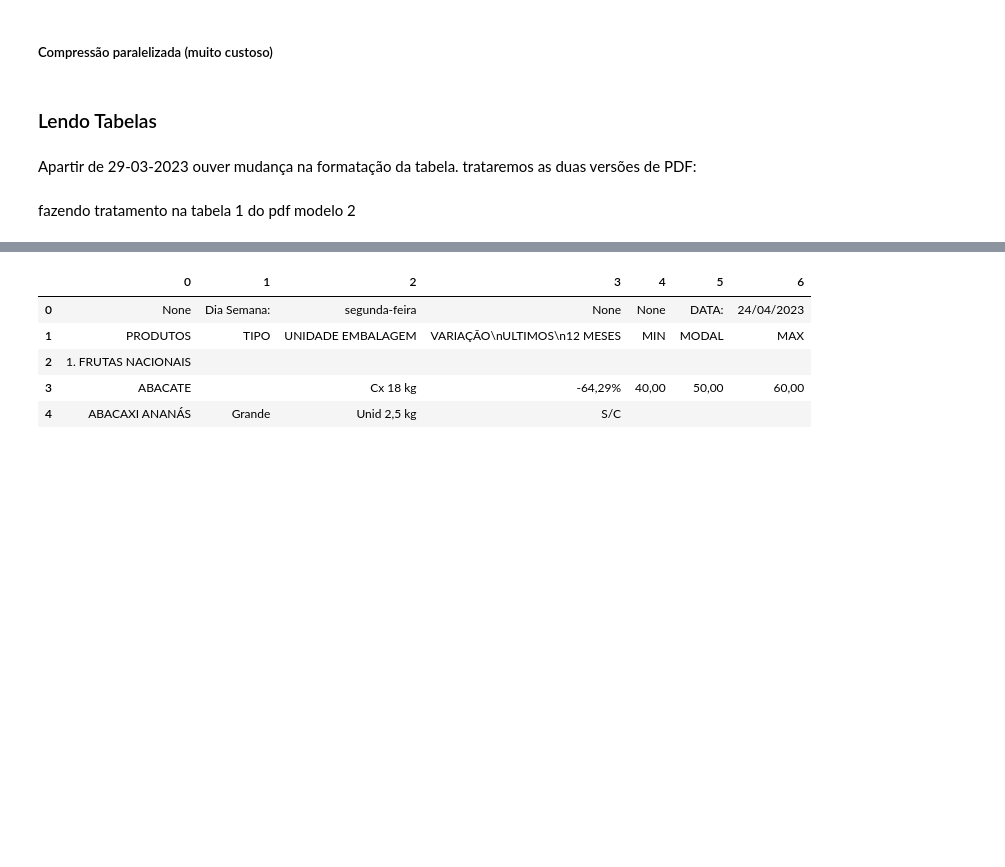
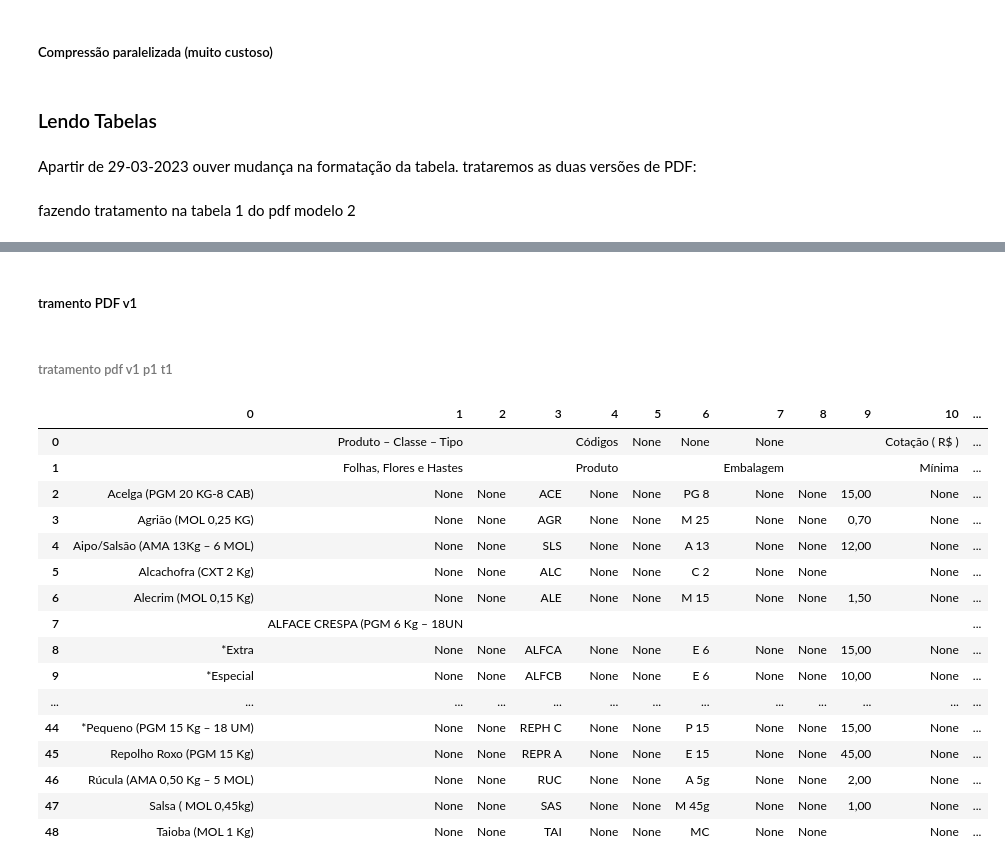
Before and after one commit to revalani/Projeto-CEASA, a Jupyter notebook: ETL_CEASA.ipynb, the cells around one changed output, grey strips where cells are left out. Saved outputs shown, nothing was run; the diff lists cells and outputs as text; code cells hidden in the pictures; blank space fills up the shorter version.

```diff
--- a/ETL_CEASA.ipynb
+++ b/ETL_CEASA.ipynb
@@ -260,26 +297,26 @@ header = ['PRODUTOS', 'TIPO', 'UNIDADE EMBALAGEM', 'VARIAÇÃO ULTIMOS 12 MESES'
 # %%
-"""
-Cell generated by Data Wrangler.
-"""
-# tratamento v2 pag 1 tb 2
-def scan_tb_v2_p1_t1(df):
-    header = ['PRODUTOS', 'TIPO', 'UNIDADE EMBALAGEM', 'VARIAÇÃO ULTIMOS 12 MESES', 'MIN', 'MODAL', 'MAX']
+# tratamento v2 pag 1 tb 1
+def scan_tb_v2_p1(df):
     df.columns = header
 
-    df = df.iloc[1: , :]
+    # remove as 2 linhas inicias
+    df = df.iloc[2: , :]
 
-    # Change column type to string for column: 'PRODUTOS'
-    df = df.iloc[1: , :]
-    df['CLASSE'] = df['PRODUTOS'].iloc[0]
-    df = df.iloc[1: , :]
+    # adiciona coluna classe
+    df['CLASSE'] = ''
 
     # Replace all instances of "" with "0" in columns: 'MIN', 'MODAL', 'MAX'
     df['MIN'] = df['MIN'].str.replace("^$", "0", regex=True)
     df['MODAL'] = df['MODAL'].str.replace("^$", "0", regex=True)
     df['MAX'] = df['MAX'].str.replace("^$", "0", regex=True)
 
-    # Replace all instances of "" with "S/C" in column: 'UNIDADE EMBALAGEM'
+
+    # Replace all simbols of "" with "S/C" and "%" in columns: 'UNIDADE EMBALAGEM','VARIAÇÃO ULTIMOS 12 MESES'
     df.loc[df['UNIDADE EMBALAGEM'].str.lower() == "".lower(), 'UNIDADE EMBALAGEM'] = "S/C"
+    df['VARIAÇÃO ULTIMOS 12 MESES'] = df['VARIAÇÃO ULTIMOS 12 MESES'].str.replace("s/c", "", case=False, regex=False)
+    df['VARIAÇÃO ULTIMOS 12 MESES'] = df['VARIAÇÃO ULTIMOS 12 MESES'].str.replace("%", "", case=False, regex=False)
+    df['UNIDADE EMBALAGEM'] = df['UNIDADE EMBALAGEM'].str.replace("s/c", "", case=False, regex=False)
+
 
     # Replace all instances of "," with "." in columns: 'MIN', 'MODAL', 'MAX'
     df['MIN'] = df['MIN'].str.replace(",", ".", case=False, regex=False)
@@ -296,14 +333,5 @@ def scan_tb_v2_p1_t1(df):
     df['TIPO'] = df['TIPO'].str.upper()
     return df
 
-df_temp = extrair_tabela_pdf(pdf_v2,0)
-df_temp.head()
-# df_scan_tb_v2_p1_t1 = scan_tb_v2_p1_t1(df_temp)
-# df_scan_tb_v2_p1_t1.head()
+df_scan_tb_v2_p1 = scan_tb_v2_p1( extrair_tabela_pdf(pdf_v2,0) )
+df_scan_tb_v2_p1.head()
-# %% [output]
-|  | 0 | 1 | 2 | 3 | 4 | 5 | 6 |
-| 0 | None | Dia Semana: | segunda-feira | None | None | DATA: | 24/04/2023 |
-| 1 | PRODUTOS | TIPO | UNIDADE EMBALAGEM | VARIAÇÃO\nULTIMOS\n12 MESES | MIN | MODAL | MAX |
-| 2 | 1. FRUTAS NACIONAIS |  |  |  |  |  |  |
-| 3 | ABACATE |  | Cx 18 kg | -64,29% | 40,00 | 50,00 | 60,00 |
-| 4 | ABACAXI ANANÁS | Grande | Unid 2,5 kg | S/C |  |  |  |
@@ -309,0 +417,25 @@ df_temp.head()
+# %% [markdown]
+##### tramento PDF v1
+# %% [markdown]
+###### tratamento pdf v1 p1 t1
+# %%
+df = extrair_tabela_pdf(pdf_v1, 0)
+df
+# %% [output]
+|  | 0 | 1 | 2 | 3 | 4 | 5 | 6 | 7 | 8 | 9 | 10 | ... |
+| 0 |  | Produto – Classe – Tipo |  |  | Códigos | None | None | None |  |  | Cotação ( R$ ) | ... |
+| 1 |  | Folhas, Flores e Hastes |  |  | Produto |  |  | Embalagem |  |  | Mínima | ... |
+| 2 | Acelga (PGM 20 KG-8 CAB) | None | None | ACE | None | None | PG 8 | None | None | 15,00 | None | ... |
+| 3 | Agrião (MOL 0,25 KG) | None | None | AGR | None | None | M 25 | None | None | 0,70 | None | ... |
+| 4 | Aipo/Salsão (AMA 13Kg – 6 MOL) | None | None | SLS | None | None | A 13 | None | None | 12,00 | None | ... |
+| 5 | Alcachofra (CXT 2 Kg) | None | None | ALC | None | None | C 2 | None | None |  | None | ... |
+| 6 | Alecrim (MOL 0,15 Kg) | None | None | ALE | None | None | M 15 | None | None | 1,50 | None | ... |
+| 7 |  | ALFACE CRESPA (PGM 6 Kg – 18UN |  |  |  |  |  |  |  |  |  | ... |
+| 8 | *Extra | None | None | ALFCA | None | None | E 6 | None | None | 15,00 | None | ... |
+| 9 | *Especial | None | None | ALFCB | None | None | E 6 | None | None | 10,00 | None | ... |
+| ... | ... | ... | ... | ... | ... | ... | ... | ... | ... | ... | ... | ... |
+| 44 | *Pequeno (PGM 15 Kg – 18 UM) | None | None | REPH C | None | None | P 15 | None | None | 15,00 | None | ... |
+| 45 | Repolho Roxo (PGM 15 Kg) | None | None | REPR A | None | None | E 15 | None | None | 45,00 | None | ... |
+| 46 | Rúcula (AMA 0,50 Kg – 5 MOL) | None | None | RUC | None | None | A 5g | None | None | 2,00 | None | ... |
+| 47 | Salsa ( MOL 0,45kg) | None | None | SAS | None | None | M 45g | None | None | 1,00 | None | ... |
+| 48 | Taioba (MOL 1 Kg) | None | None | TAI | None | None | MC | None | None |  | None | ... |
```
Also changed, not shown: parts of 13 cells of this notebook, 3 other files.
